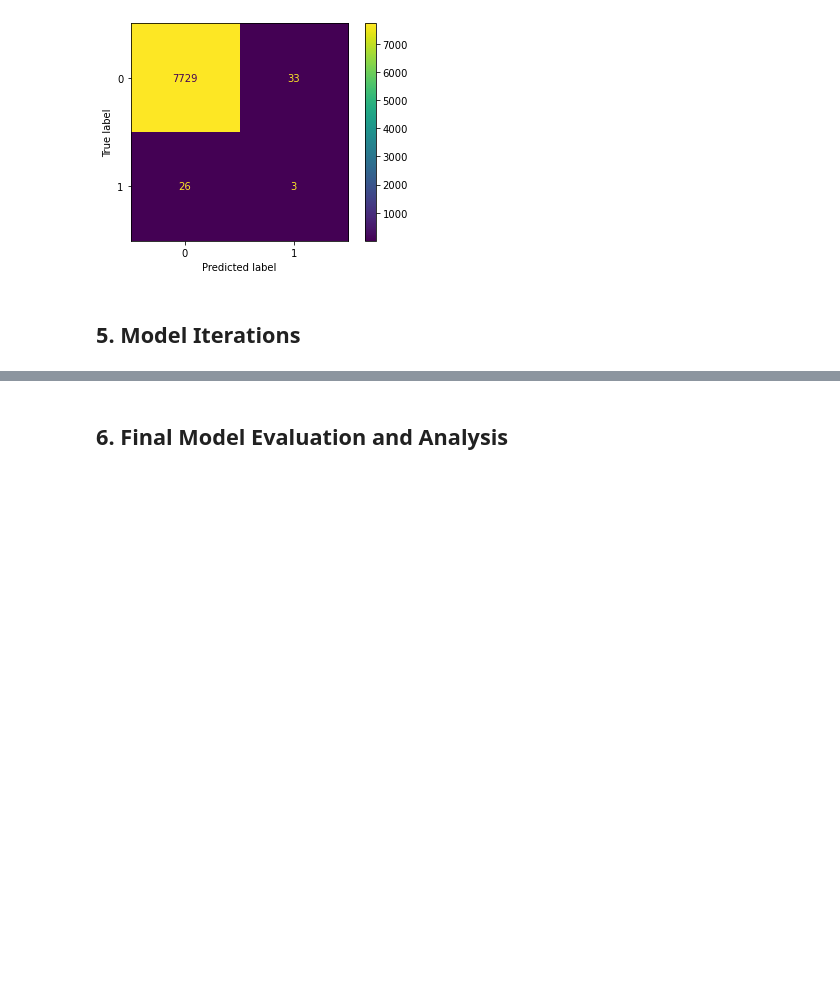
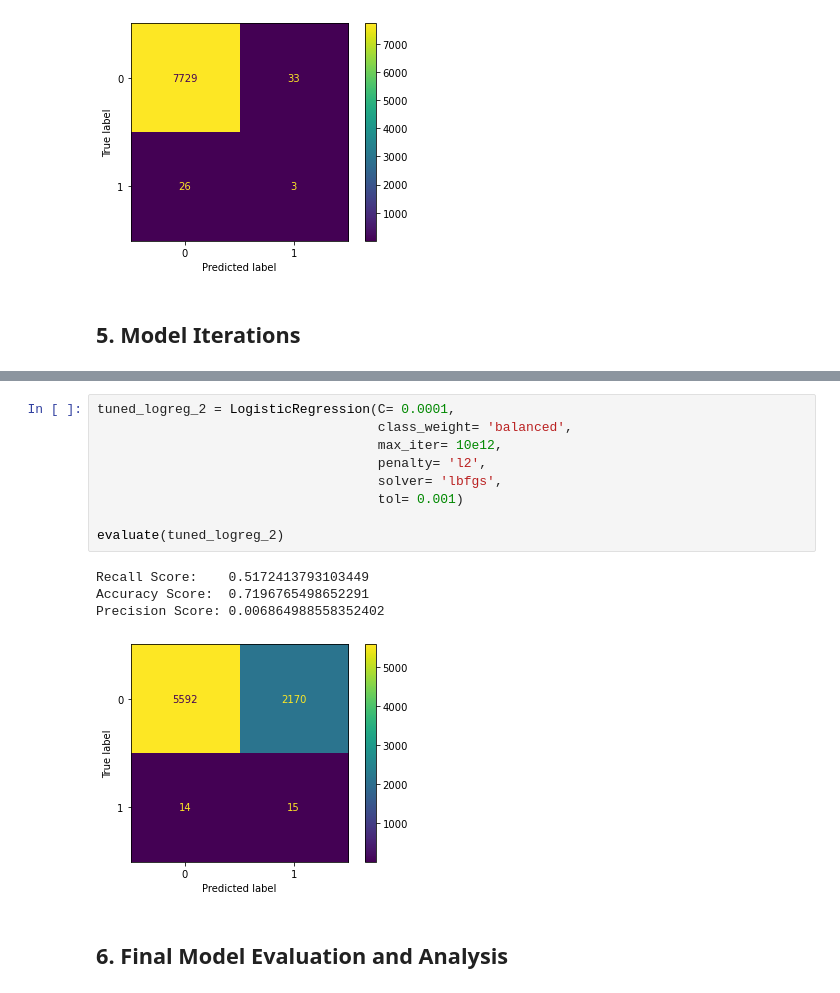
Before and after one commit to AidanStack/Cycling_Classification_Project, a Jupyter notebook: Aidan/Aidan's Notebook.ipynb, the cells around one changed output, grey strips where cells are left out. Cells and saved outputs as stored; diff of their text form; blank space fills up the shorter version.

```diff
--- a/Aidan/Aidan's Notebook.ipynb
+++ b/Aidan/Aidan's Notebook.ipynb
@@ -791,2 +800,16 @@ plot_confusion_matrix(tuned_logreg, X_test_encoded, y_test)
+# %%
+tuned_logreg_2 = LogisticRegression(C= 0.0001,
+                                    class_weight= 'balanced',
+                                    max_iter= 10e12,
+                                    penalty= 'l2',
+                                    solver= 'lbfgs',
+                                    tol= 0.001)
+
+evaluate(tuned_logreg_2)
+# %% [output]
+Recall Score:    0.5172413793103449
+Accuracy Score:  0.7196765498652291
+Precision Score: 0.006864988558352402
+[figure, added]
 # %% [markdown]
 ## 6. Final Model Evaluation and Analysis
```
Also changed, not shown: parts of 7 cells of this notebook.
